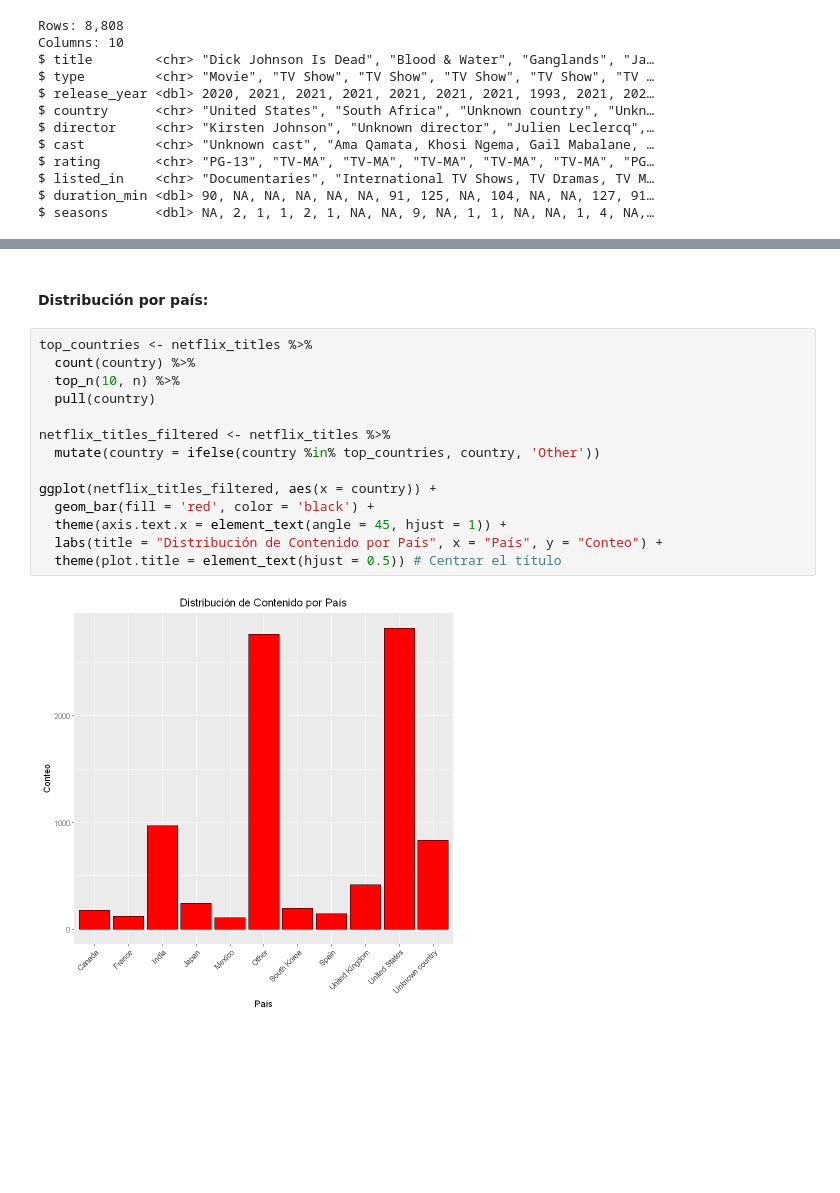
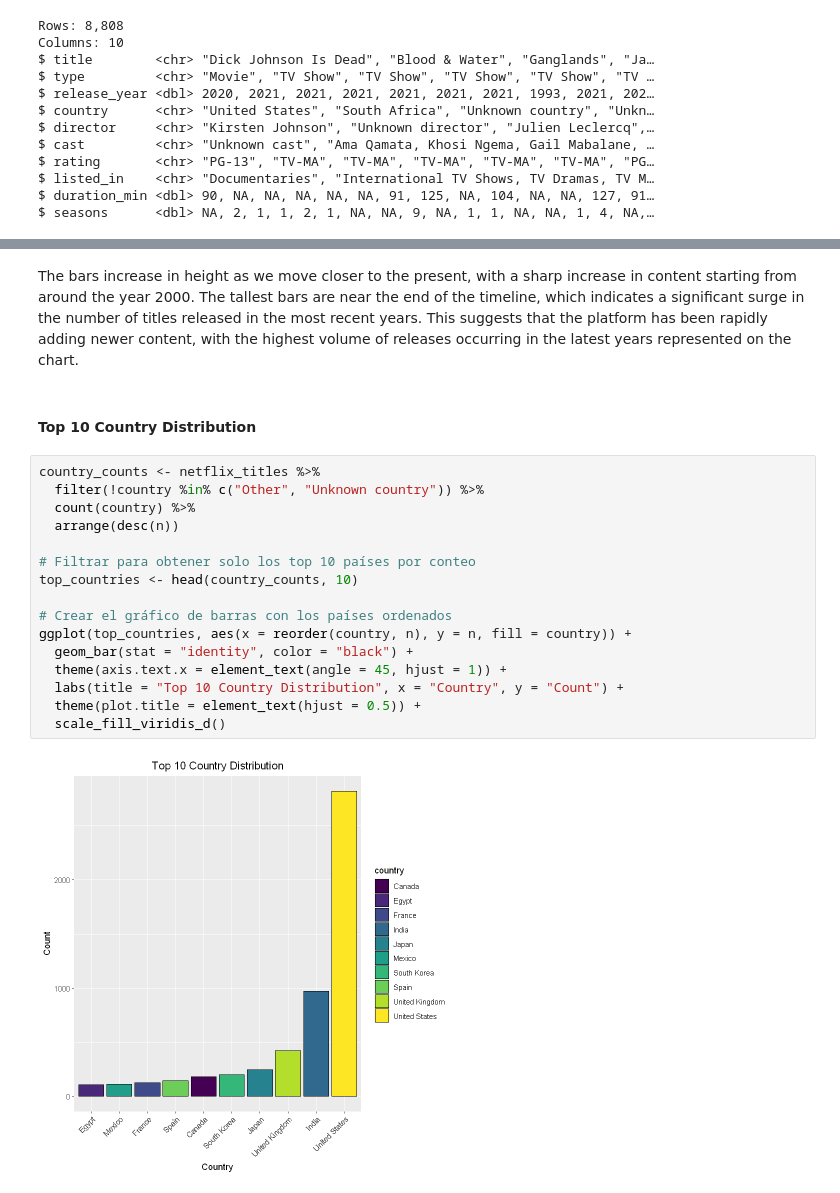
Before and after one commit to emmaarenas/netflix-analysis, a Jupyter notebook: notebooks/netflix-analysis.ipynb, the cells around one changed output, grey strips where cells are left out. Saved outputs shown, nothing was run; the diff lists cells and outputs as text; blank space fills up the shorter version.

```diff
--- a/notebooks/netflix-analysis.ipynb
+++ b/notebooks/netflix-analysis.ipynb
@@ -281,18 +316,22 @@ Warning message:
+# %% [markdown]
+The bars increase in height as we move closer to the present, with a sharp increase in content starting from around the year 2000. The tallest bars are near the end of the timeline, which indicates a significant surge in the number of titles released in the most recent years. This suggests that the platform has been rapidly adding newer content, with the highest volume of releases occurring in the latest years represented on the chart.
 # %% [markdown]
-#### Distribución por país:
+#### Top 10 Country Distribution
 # %%
-top_countries <- netflix_titles %>%
+country_counts <- netflix_titles %>%
+  filter(!country %in% c("Other", "Unknown country")) %>%
   count(country) %>%
-  top_n(10, n) %>%
-  pull(country)
+  arrange(desc(n))
 
-netflix_titles_filtered <- netflix_titles %>%
-  mutate(country = ifelse(country %in% top_countries, country, 'Other'))
+# Filtrar para obtener solo los top 10 países por conteo
+top_countries <- head(country_counts, 10)
 
-ggplot(netflix_titles_filtered, aes(x = country)) +
-  geom_bar(fill = 'red', color = 'black') +
+# Crear el gráfico de barras con los países ordenados
+ggplot(top_countries, aes(x = reorder(country, n), y = n, fill = country)) +
+  geom_bar(stat = "identity", color = "black") +
   theme(axis.text.x = element_text(angle = 45, hjust = 1)) +
-  labs(title = "Distribución de Contenido por País", x = "País", y = "Conteo") +
-  theme(plot.title = element_text(hjust = 0.5)) # Centrar el título
+  labs(title = "Top 10 Country Distribution", x = "Country", y = "Count") +
+  theme(plot.title = element_text(hjust = 0.5)) +
+  scale_fill_viridis_d()
 # %% [output]
-[figure, old version]
+[figure, new version]
```
Also changed, not shown: parts of 67 cells of this notebook.
